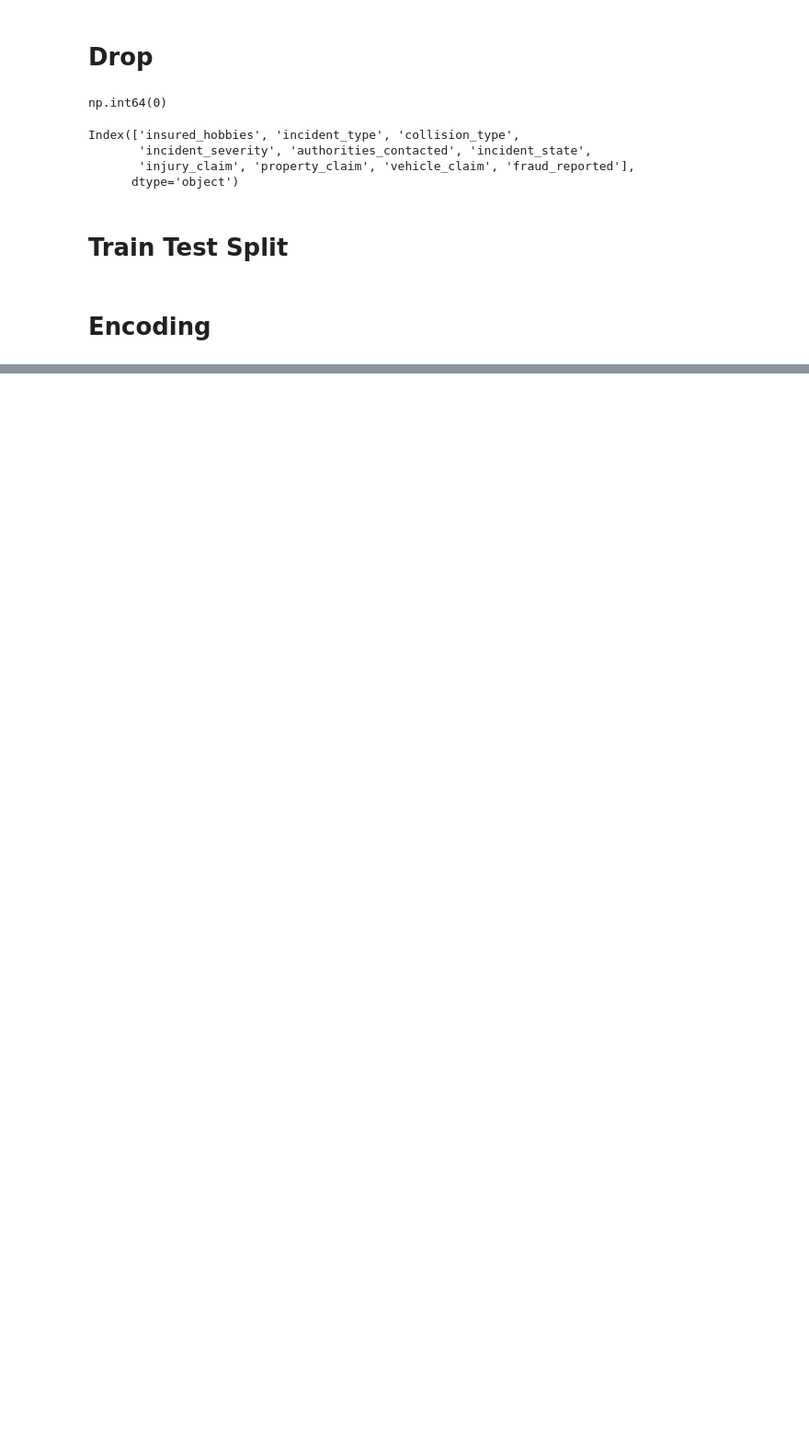
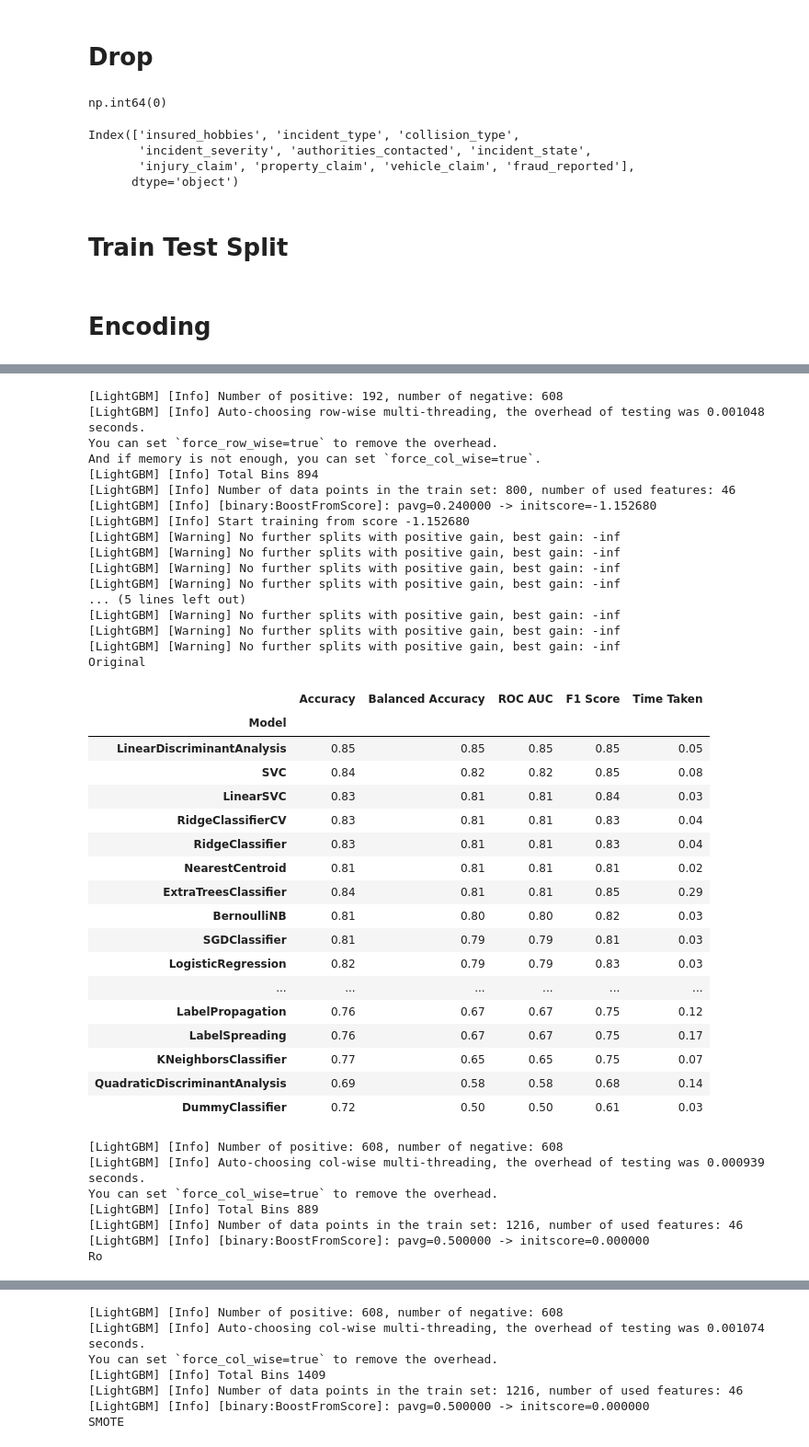
Before and after one commit to BertrandTcheuffa/claim_predict, a Jupyter notebook: data_cleaning.ipynb, the cells around one changed output, grey strips where cells are left out. Shown: that part at 92% size. Drawn from its saved outputs; the diff is of its cells as text; code cells hidden in the pictures; blank space fills up the shorter version.

Commit message:
Lazy Classifier

```diff
--- a/data_cleaning.ipynb
+++ b/data_cleaning.ipynb
@@ -125,0 +141,16 @@ X_test.to_csv("X_test_1.csv")
+# %%
+ros=RandomOverSampler()
+smote=SMOTE()
+cc=ClusterCentroids()
+rus=RandomUnderSampler()
+st = SMOTETomek(random_state=42)
+# %%
+X_ro,y_ro=ros.fit_resample(X_train, y_train)
+X_sm,y_sm=smote.fit_resample(X_train, y_train)
+X_cc,y_cc=cc.fit_resample(X_train, y_train)
+X_ru, y_ru=rus.fit_resample(X_train, y_train)
+X_st,y_st = st.fit_resample(X_train, y_train)
+print('Oversampled sample classes:', dict(pd.Series(y_ro).value_counts()))
+print('SMOTE sample classes:', dict(pd.Series(y_sm).value_counts()))
+print('SMOTE sample classes:', dict(pd.Series(y_cc).value_counts()))
+print(dict(pd.Series(y_ru).value_counts()))
@@ -125,0 +162,53 @@ X_test.to_csv("X_test_1.csv")
+# %%
+X_list=(X_train,X_ro,X_sm,X_cc,X_ru,X_st)
+y_list=(y_train,y_ro,y_sm, y_cc,y_ru,y_st)
+sample =('Original','Ro', 'SMOTE', 'CC', 'ST')
+
+for u,v,sample_name in zip(X_list,y_list,sample):
+    clf = LazyClassifier(verbose=0,ignore_warnings=True, custom_metric=None)
+    models,predictions = clf.fit(u, X_test, v, y_test)
+    print(sample_name)
+    display(models)
+# %% [output]
+[LightGBM] [Info] Number of positive: 192, number of negative: 608
+[LightGBM] [Info] Auto-choosing row-wise multi-threading, the overhead of testing was 0.001048 seconds.
+You can set `force_row_wise=true` to remove the overhead.
+And if memory is not enough, you can set `force_col_wise=true`.
+[LightGBM] [Info] Total Bins 894
+[LightGBM] [Info] Number of data points in the train set: 800, number of used features: 46
+[LightGBM] [Info] [binary:BoostFromScore]: pavg=0.240000 -> initscore=-1.152680
+[LightGBM] [Info] Start training from score -1.152680
+[LightGBM] [Warning] No further splits with positive gain, best gain: -inf
+[LightGBM] [Warning] No further splits with positive gain, best gain: -inf
+[LightGBM] [Warning] No further splits with positive gain, best gain: -inf
+[LightGBM] [Warning] No further splits with positive gain, best gain: -inf
+... (5 lines left out)
+[LightGBM] [Warning] No further splits with positive gain, best gain: -inf
+[LightGBM] [Warning] No further splits with positive gain, best gain: -inf
+[LightGBM] [Warning] No further splits with positive gain, best gain: -inf
+Original
+|  | Accuracy | Balanced Accuracy | ROC AUC | F1 Score | Time Taken |
+| Model |  |  |  |  |  |
+| LinearDiscriminantAnalysis | 0.85 | 0.85 | 0.85 | 0.85 | 0.05 |
+| SVC | 0.84 | 0.82 | 0.82 | 0.85 | 0.08 |
+| LinearSVC | 0.83 | 0.81 | 0.81 | 0.84 | 0.03 |
+| RidgeClassifierCV | 0.83 | 0.81 | 0.81 | 0.83 | 0.04 |
+| RidgeClassifier | 0.83 | 0.81 | 0.81 | 0.83 | 0.04 |
+| NearestCentroid | 0.81 | 0.81 | 0.81 | 0.81 | 0.02 |
+| ExtraTreesClassifier | 0.84 | 0.81 | 0.81 | 0.85 | 0.29 |
+| BernoulliNB | 0.81 | 0.80 | 0.80 | 0.82 | 0.03 |
+| SGDClassifier | 0.81 | 0.79 | 0.79 | 0.81 | 0.03 |
+| LogisticRegression | 0.82 | 0.79 | 0.79 | 0.83 | 0.03 |
+| ... | ... | ... | ... | ... | ... |
+| LabelPropagation | 0.76 | 0.67 | 0.67 | 0.75 | 0.12 |
+| LabelSpreading | 0.76 | 0.67 | 0.67 | 0.75 | 0.17 |
+| KNeighborsClassifier | 0.77 | 0.65 | 0.65 | 0.75 | 0.07 |
+| QuadraticDiscriminantAnalysis | 0.69 | 0.58 | 0.58 | 0.68 | 0.14 |
+| DummyClassifier | 0.72 | 0.50 | 0.50 | 0.61 | 0.03 |
+[LightGBM] [Info] Number of positive: 608, number of negative: 608
+[LightGBM] [Info] Auto-choosing col-wise multi-threading, the overhead of testing was 0.000939 seconds.
+You can set `force_col_wise=true` to remove the overhead.
+[LightGBM] [Info] Total Bins 889
+[LightGBM] [Info] Number of data points in the train set: 1216, number of used features: 46
+[LightGBM] [Info] [binary:BoostFromScore]: pavg=0.500000 -> initscore=0.000000
+Ro
@@ -125,0 +233,7 @@ X_test.to_csv("X_test_1.csv")
+[LightGBM] [Info] Number of positive: 608, number of negative: 608
+[LightGBM] [Info] Auto-choosing col-wise multi-threading, the overhead of testing was 0.001074 seconds.
+You can set `force_col_wise=true` to remove the overhead.
+[LightGBM] [Info] Total Bins 1409
+[LightGBM] [Info] Number of data points in the train set: 1216, number of used features: 46
+[LightGBM] [Info] [binary:BoostFromScore]: pavg=0.500000 -> initscore=0.000000
+SMOTE
```
Also changed, not shown: parts of 5 cells of this notebook.
